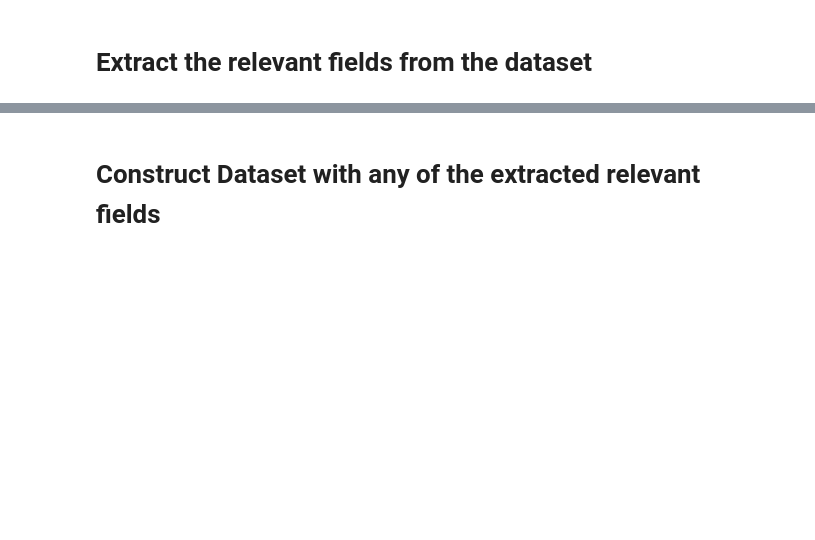
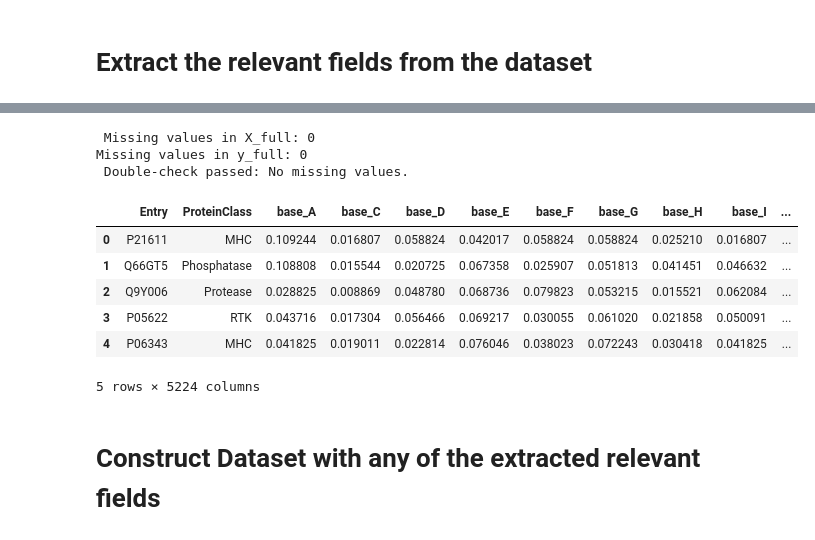
Before and after one commit to SecondBook5/ProtClassify, a Jupyter notebook: Competition_Tuning_Assignment12.ipynb, the cells around one changed output, grey strips where cells are left out. Saved outputs shown, nothing was run; the diff lists cells and outputs as text; code cells hidden in the pictures; blank space fills up the shorter version.

```diff
--- a/Competition_Tuning_Assignment12.ipynb
+++ b/Competition_Tuning_Assignment12.ipynb
@@ -131,0 +299,20 @@ def extract_fields_from_data_evaluation(data):
+# %%
+# (Pause here to manually review if needed)
+
+# Step 4: Drop old PF columns after verifying
+
+# Only proceed after verifying!
+df_full = df_full.drop(columns=pfam_cols_in_full, errors="ignore")
+print(f"Dropped {len(pfam_cols_in_full)} old PF-prefixed columns before clean merge.")
+
+# Step 5: Merge clean Pfam matrix into df_full
+
+df_full = df_full.merge(pfam_df_clean, on="Entry", how="left").fillna(0)
+print(f"Final df_full shape after clean Pfam merge: {df_full.shape}")
+
+# Step 6: Final Sanity Check
+
+pfam_columns = [c for c in df_full.columns if c.startswith("PF")]
+print(f"Final number of Pfam domain features: {len(pfam_columns)}")
+print("\nPreview of final clean Pfam features:")
+print(df_full[["Entry"] + pfam_columns[:5]].head(10))
@@ -132,3 +439,31 @@ def extract_fields_from_data_evaluation(data):
+# %%
+# --- Step 5: Final Data Double-Check ---
+
+# Check for missing values
+n_missing_X = X_full.isnull().sum().sum()
+n_missing_y = y_full.isnull().sum().sum()
+
+print(f" Missing values in X_full: {n_missing_X}")
+print(f"Missing values in y_full: {n_missing_y}")
+
+assert n_missing_X == 0, " Found missing values in X_full after merging!"
+assert n_missing_y == 0, " Found missing values in y_full after merging!"
+
+print(" Double-check passed: No missing values.")
+# %% [output]
+ Missing values in X_full: 0
+Missing values in y_full: 0
+ Double-check passed: No missing values.
+# %%
+df_full.head()
+# %% [output]
+|  | Entry | ProteinClass | base_A | base_C | base_D | base_E | base_F | base_G | base_H | base_I | ... |
+| 0 | P21611 | MHC | 0.109244 | 0.016807 | 0.058824 | 0.042017 | 0.058824 | 0.058824 | 0.025210 | 0.016807 | ... |
+| 1 | Q66GT5 | Phosphatase | 0.108808 | 0.015544 | 0.020725 | 0.067358 | 0.025907 | 0.051813 | 0.041451 | 0.046632 | ... |
+| 2 | Q9Y006 | Protease | 0.028825 | 0.008869 | 0.048780 | 0.068736 | 0.079823 | 0.053215 | 0.015521 | 0.062084 | ... |
+| 3 | P05622 | RTK | 0.043716 | 0.017304 | 0.056466 | 0.069217 | 0.030055 | 0.061020 | 0.021858 | 0.050091 | ... |
+| 4 | P06343 | MHC | 0.041825 | 0.019011 | 0.022814 | 0.076046 | 0.038023 | 0.072243 | 0.030418 | 0.041825 | ... |
+5 rows × 5224 columns
 # %% [markdown]
 # Construct Dataset with any of the extracted relevant fields
 # %%
```
Also changed, not shown: parts of 12 cells of this notebook, 11 other files.
